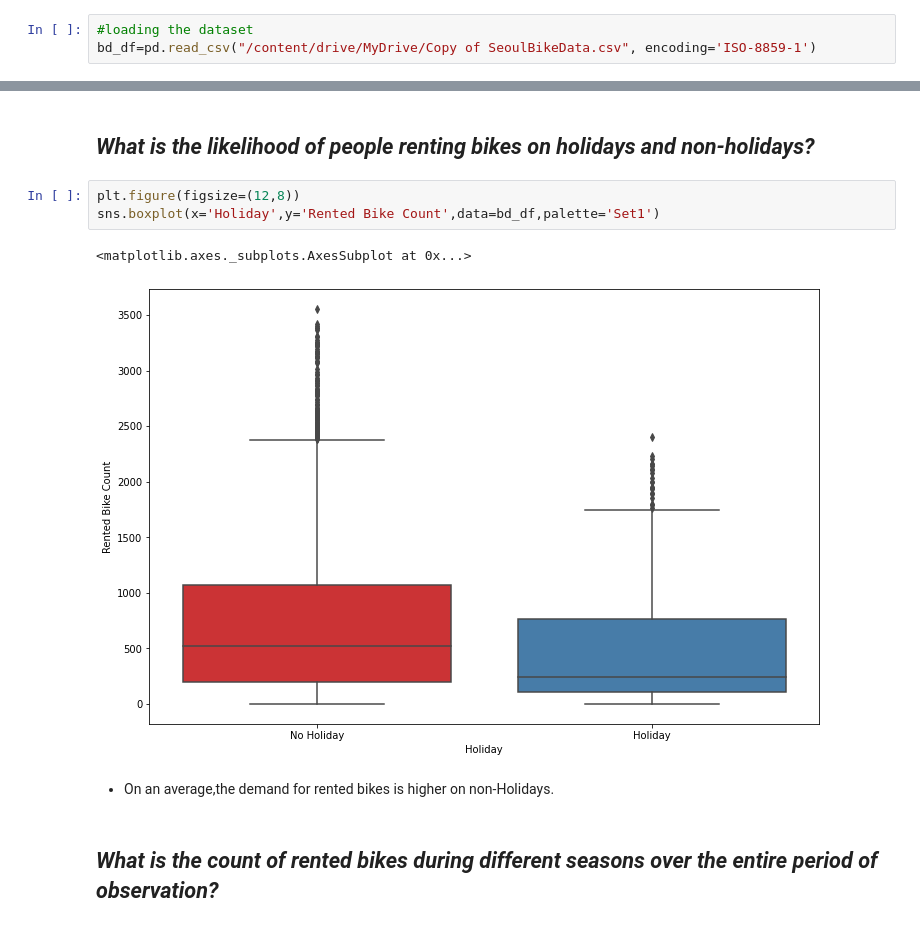
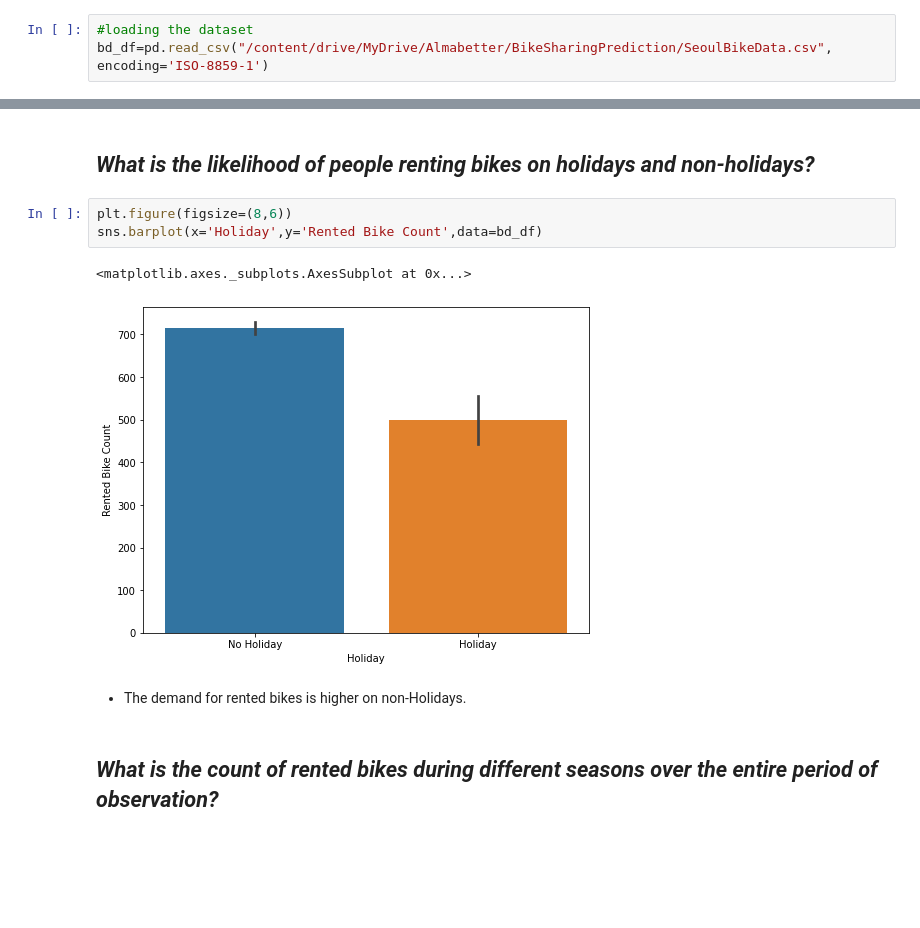
Before and after one commit to Jayjake1/BikeSharingDemand, a Jupyter notebook: ML_regression_team_notebook.ipynb, the cells around one changed output, grey strips where cells are left out. Saved outputs shown, nothing was run; the diff lists cells and outputs as text; blank space fills up the shorter version.

```diff
--- a/ML_regression_team_notebook.ipynb
+++ b/ML_regression_team_notebook.ipynb
@@ -26,7 +32,7 @@ drive.mount('/content/drive')
 Drive already mounted at /content/drive; to attempt to forcibly remount, call drive.mount("/content/drive", force_remount=True).
 # %%
 #loading the dataset
-bd_df=pd.read_csv("/content/drive/MyDrive/Copy of SeoulBikeData.csv", encoding='ISO-8859-1')
+bd_df=pd.read_csv("/content/drive/MyDrive/Almabetter/BikeSharingPrediction/SeoulBikeData.csv", encoding='ISO-8859-1')
 # %%
 #inspecting the first 3 rows in the dataset
 bd_df.head(3)
@@ -311,13 +363,13 @@ The services were not for available for 1 day in the month of April,1 day in May
 # %% [markdown]
 ##  *What is the likelihood of people renting bikes on holidays and non-holidays?*
 # %%
-plt.figure(figsize=(12,8))
-sns.boxplot(x='Holiday',y='Rented Bike Count',data=bd_df,palette='Set1')
+plt.figure(figsize=(8,6))
+sns.barplot(x='Holiday',y='Rented Bike Count',data=bd_df)
 # %% [output]
 <matplotlib.axes._subplots.AxesSubplot at 0x...>
-[figure, old version]
+[figure, new version]
 # %% [markdown]
-* On an average,the demand for rented bikes is higher on non-Holidays.
+* The demand for rented bikes is higher on non-Holidays.
 # %% [markdown]
 ## *What is the count of rented bikes during different seasons  over the entire period of observation?*
 # %%
```
Also changed, not shown: parts of 152 cells of this notebook.
